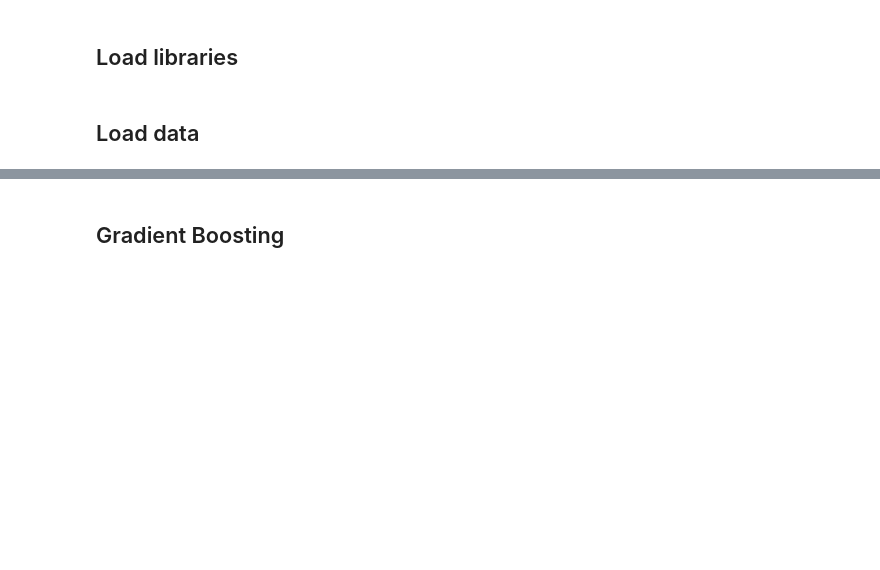
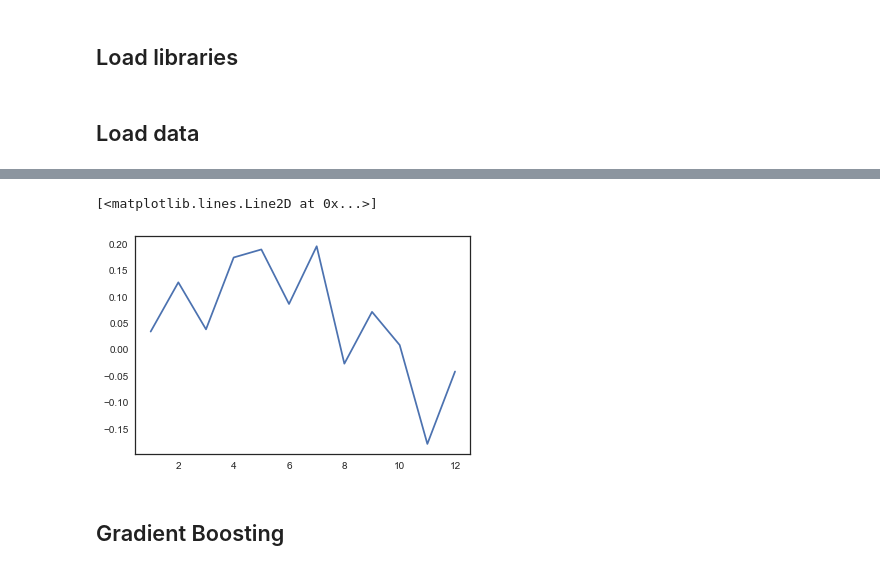
Before and after one commit to PietroMenchetti/DataMiningProject, a Jupyter notebook: GradientBoosting.ipynb, the cells around one changed output, grey strips where cells are left out. Cells and saved outputs as stored; diff of their text form; code cells hidden in the pictures; blank space fills up the shorter version.

Commit message:
GradientBoosting updated - studies model complexities

```diff
--- a/GradientBoosting.ipynb
+++ b/GradientBoosting.ipynb
@@ -21,7 +23,7 @@ from sklearn.metrics import mean_squared_error,r2_score
 # %% [markdown]
 ## Load data
 # %%
-X_train_complete = pd.read_csv("TrainClean.csv")
-X_test = pd.read_csv("TestClean.csv")
+X_train_complete = pd.read_csv("TrainNormalized.csv")
+X_test = pd.read_csv("TestNormalized.csv")
 #X_PCA = pd.read_csv("TrainClean10PCA.csv")
 #X_train_complete.describe()
@@ -28,3 +34,3 @@ X_test = pd.read_csv("TestClean.csv")
 # %%
-y=X_train_complete['NumberOfSales'].values.reshape(-1,1)
-x=X_train_complete.drop(columns=[X_train_complete.columns[0],'NumberOfSales'],axis=1)
+y=X_train_complete['NumberOfCustomers'].values.reshape(-1,1)
+x=X_train_complete.drop(columns=[X_train_complete.columns[0],'NumberOfCustomers','NumberOfSales'],axis=1)
@@ -30,0 +73,6 @@ x=X_train_complete.drop(columns=[X_train_complete.columns[0],'NumberOfSales'],ax
+# %%
+selected=[]
+for i,c in enumerate(np.append(lasso_fit.intercept_,lasso_fit.coef_)):
+    if c>0:
+        selected.append(x.columns[i])
+x=x[selected]
@@ -30,0 +100,25 @@ x=X_train_complete.drop(columns=[X_train_complete.columns[0],'NumberOfSales'],ax
+# %%
+perf=[]
+cross_tot=[]
+n=12
+for i in np.arange(n)+1:
+
+    clf = tree.DecisionTreeRegressor(max_depth=i)
+
+    #clf = linear_model.LinearRegression()
+    #poly=PolynomialFeatures(x)
+    #poly.fit_transform(x)
+
+    #clf=neighbors.KNeighborsRegressor(i)
+
+    clf = clf.fit(x, y)
+    #clf = clf.fit(xp, y)
+    yp = clf.predict(x).reshape(-1,1)
+    #yp = clf.predict(xp).reshape(-1,1)
+
+    cross=cross_val_score(clf,x,y).mean() # This is a 3 folds cross-val. As the dataset is big, it's enough!
+    #cross=cross_val_score(clf,xp,y).mean()
+    cross_tot.append(cross)
+    perf.append((i,mean_squared_error(y,yp),r2_score(y,yp),cross))
+print("Complexity , RMSE , R2 , crossval_score")
+perf
@@ -31,3 +139,8 @@ x=X_train_complete.drop(columns=[X_train_complete.columns[0],'NumberOfSales'],ax
+# %%
+plt.plot(list(np.arange(n)+1),cross_tot,)
+# %% [output]
+[<matplotlib.lines.Line2D at 0x...>]
+[figure, added]
 # %% [markdown]
 ## Gradient Boosting
 # %% [markdown]
```
Also changed, not shown: parts of 10 cells of this notebook.
